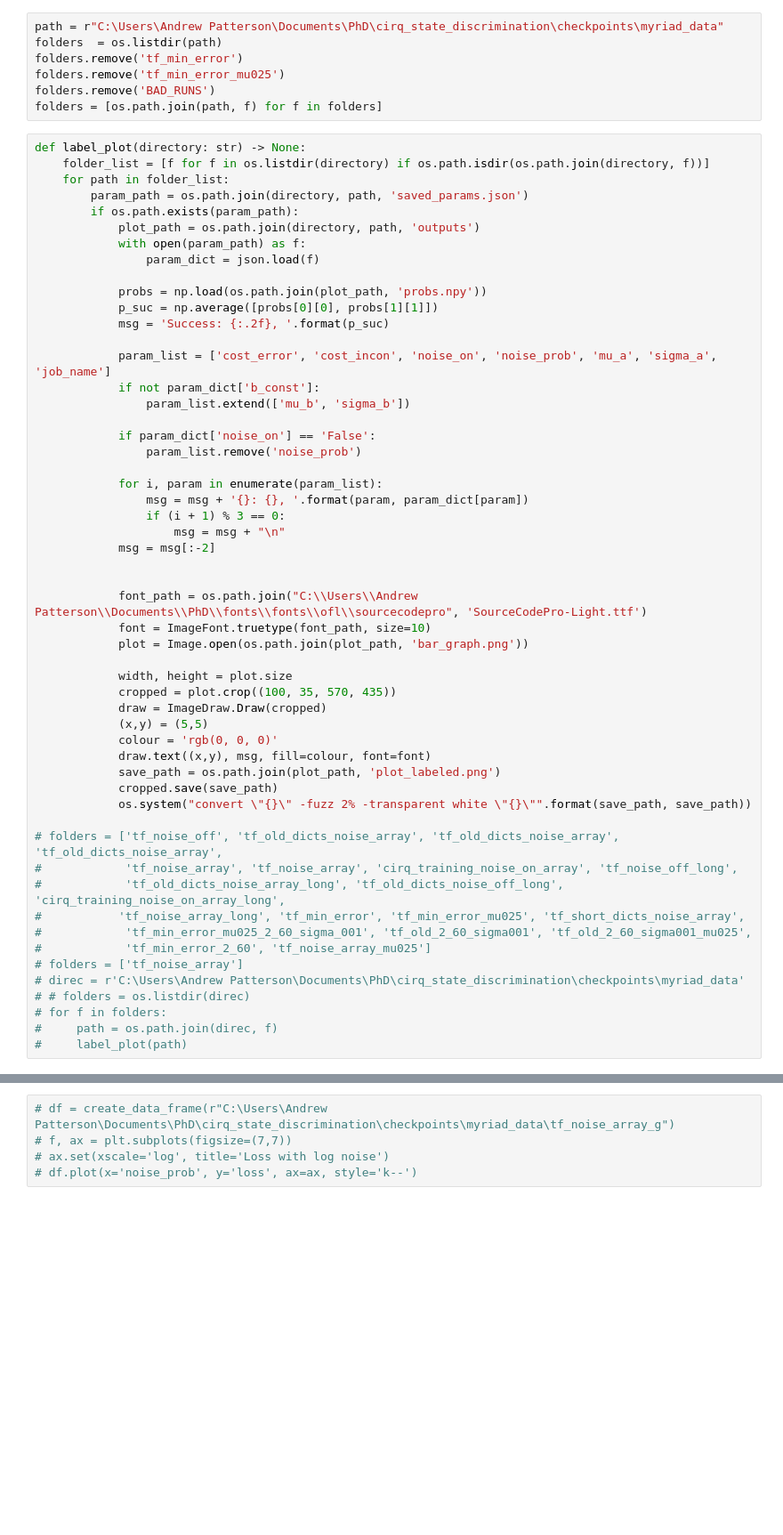
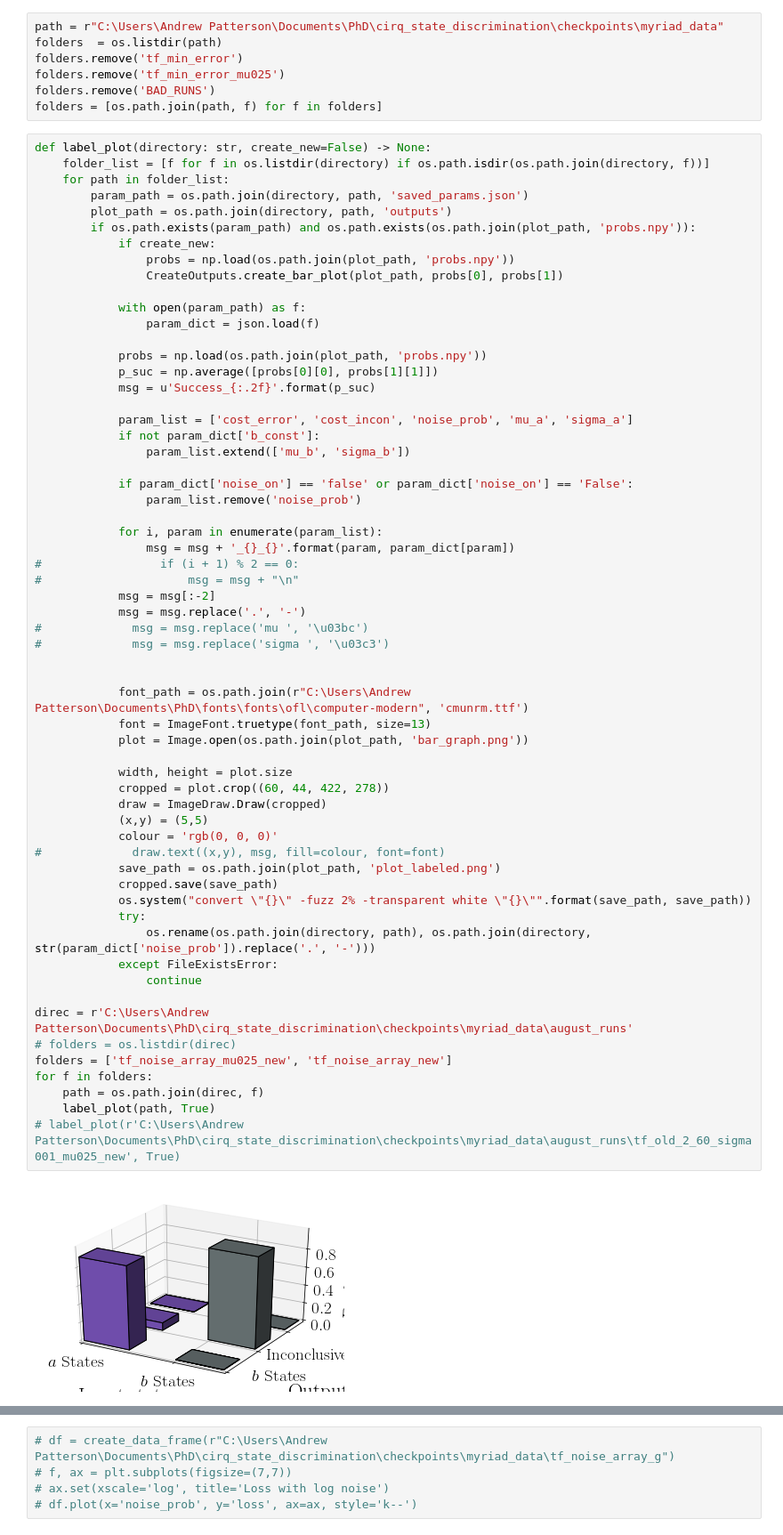
Before and after one commit to DuckTigger/StateDiscrimination_withCirq, a Jupyter notebook: create_outputs (1).ipynb, the cells around one changed output, grey strips where cells are left out. Shown at 89% size. Saved outputs shown, nothing was run; the diff lists cells and outputs as text; blank space fills up the shorter version.

```diff
--- a/create_outputs (1).ipynb
+++ b/create_outputs (1).ipynb
@@ -83,56 +87,64 @@ folders.remove('tf_min_error_mu025')
 folders.remove('BAD_RUNS')
 folders = [os.path.join(path, f) for f in folders]
 # %%
-def label_plot(directory: str) -> None:
+def label_plot(directory: str, create_new=False) -> None:
     folder_list = [f for f in os.listdir(directory) if os.path.isdir(os.path.join(directory, f))]
     for path in folder_list:
         param_path = os.path.join(directory, path, 'saved_params.json')
-        if os.path.exists(param_path):
-            plot_path = os.path.join(directory, path, 'outputs')
+        plot_path = os.path.join(directory, path, 'outputs')
+        if os.path.exists(param_path) and os.path.exists(os.path.join(plot_path, 'probs.npy')):
+            if create_new:
+                probs = np.load(os.path.join(plot_path, 'probs.npy'))
+                CreateOutputs.create_bar_plot(plot_path, probs[0], probs[1])
+
             with open(param_path) as f:
                 param_dict = json.load(f)
 
             probs = np.load(os.path.join(plot_path, 'probs.npy'))
             p_suc = np.average([probs[0][0], probs[1][1]])
-            msg = 'Success: {:.2f}, '.format(p_suc)
+            msg = u'Success_{:.2f}'.format(p_suc)
 
-            param_list = ['cost_error', 'cost_incon', 'noise_on', 'noise_prob', 'mu_a', 'sigma_a', 'job_name']
+            param_list = ['cost_error', 'cost_incon', 'noise_prob', 'mu_a', 'sigma_a']
             if not param_dict['b_const']:
                 param_list.extend(['mu_b', 'sigma_b'])
 
-            if param_dict['noise_on'] == 'False':
+            if param_dict['noise_on'] == 'false' or param_dict['noise_on'] == 'False':
                 param_list.remove('noise_prob')
 
             for i, param in enumerate(param_list):
-                msg = msg + '{}: {}, '.format(param, param_dict[param])
-                if (i + 1) % 3 == 0:
-                    msg = msg + "\n"
+                msg = msg + '_{}_{}'.format(param, param_dict[param])
+#                 if (i + 1) % 2 == 0:
+#                     msg = msg + "\n"
             msg = msg[:-2]
+            msg = msg.replace('.', '-')
+#             msg = msg.replace('mu ', '\u03bc')
+#             msg = msg.replace('sigma ', '\u03c3')
 
 
-            font_path = os.path.join("C:\\Users\\Andrew Patterson\\Documents\\PhD\\fonts\\fonts\\ofl\\sourcecodepro", 'SourceCodePro-Light.ttf')
-            font = ImageFont.truetype(font_path, size=10)
+            font_path = os.path.join(r"C:\Users\Andrew Patterson\Documents\PhD\fonts\fonts\ofl\computer-modern", 'cmunrm.ttf')
+            font = ImageFont.truetype(font_path, size=13)
             plot = Image.open(os.path.join(plot_path, 'bar_graph.png'))
 
             width, height = plot.size
-            cropped = plot.crop((100, 35, 570, 435))
+            cropped = plot.crop((60, 44, 422, 278))
             draw = ImageDraw.Draw(cropped)
             (x,y) = (5,5)
             colour = 'rgb(0, 0, 0)'
-            draw.text((x,y), msg, fill=colour, font=font)
+#             draw.text((x,y), msg, fill=colour, font=font)
             save_path = os.path.join(plot_path, 'plot_labeled.png')
             cropped.save(save_path)
             os.system("convert \"{}\" -fuzz 2% -transparent white \"{}\"".format(save_path, save_path))
+            try:
+                os.rename(os.path.join(directory, path), os.path.join(directory, str(param_dict['noise_prob']).replace('.', '-')))
+            except FileExistsError:
+                continue
 
-# folders = ['tf_noise_off', 'tf_old_dicts_noise_array', 'tf_old_dicts_noise_array', 'tf_old_dicts_noise_array',
-#            'tf_noise_array', 'tf_noise_array', 'cirq_training_noise_on_array', 'tf_noise_off_long',
-#            'tf_old_dicts_noise_array_long', 'tf_old_dicts_noise_off_long', 'cirq_training_noise_on_array_long',
-#           'tf_noise_array_long', 'tf_min_error', 'tf_min_error_mu025', 'tf_short_dicts_noise_array',
-#            'tf_min_error_mu025_2_60_sigma_001', 'tf_old_2_60_sigma001', 'tf_old_2_60_sigma001_mu025',
-#            'tf_min_error_2_60', 'tf_noise_array_mu025']
-# folders = ['tf_noise_array']
-# direc = r'C:\Users\Andrew Patterson\Documents\PhD\cirq_state_discrimination\checkpoints\myriad_data'
-# # folders = os.listdir(direc)
-# for f in folders:
-#     path = os.path.join(direc, f)
-#     label_plot(path)
+direc = r'C:\Users\Andrew Patterson\Documents\PhD\cirq_state_discrimination\checkpoints\myriad_data\august_runs'
+# folders = os.listdir(direc)
+folders = ['tf_noise_array_mu025_new', 'tf_noise_array_new']
+for f in folders:
+    path = os.path.join(direc, f)
+    label_plot(path, True)
+# label_plot(r'C:\Users\Andrew Patterson\Documents\PhD\cirq_state_discrimination\checkpoints\myriad_data\august_runs\tf_old_2_60_sigma001_mu025_new', True)
+# %% [output]
+[figure, added]
```
Also changed, not shown: parts of 9 cells of this notebook, 2 other files.
